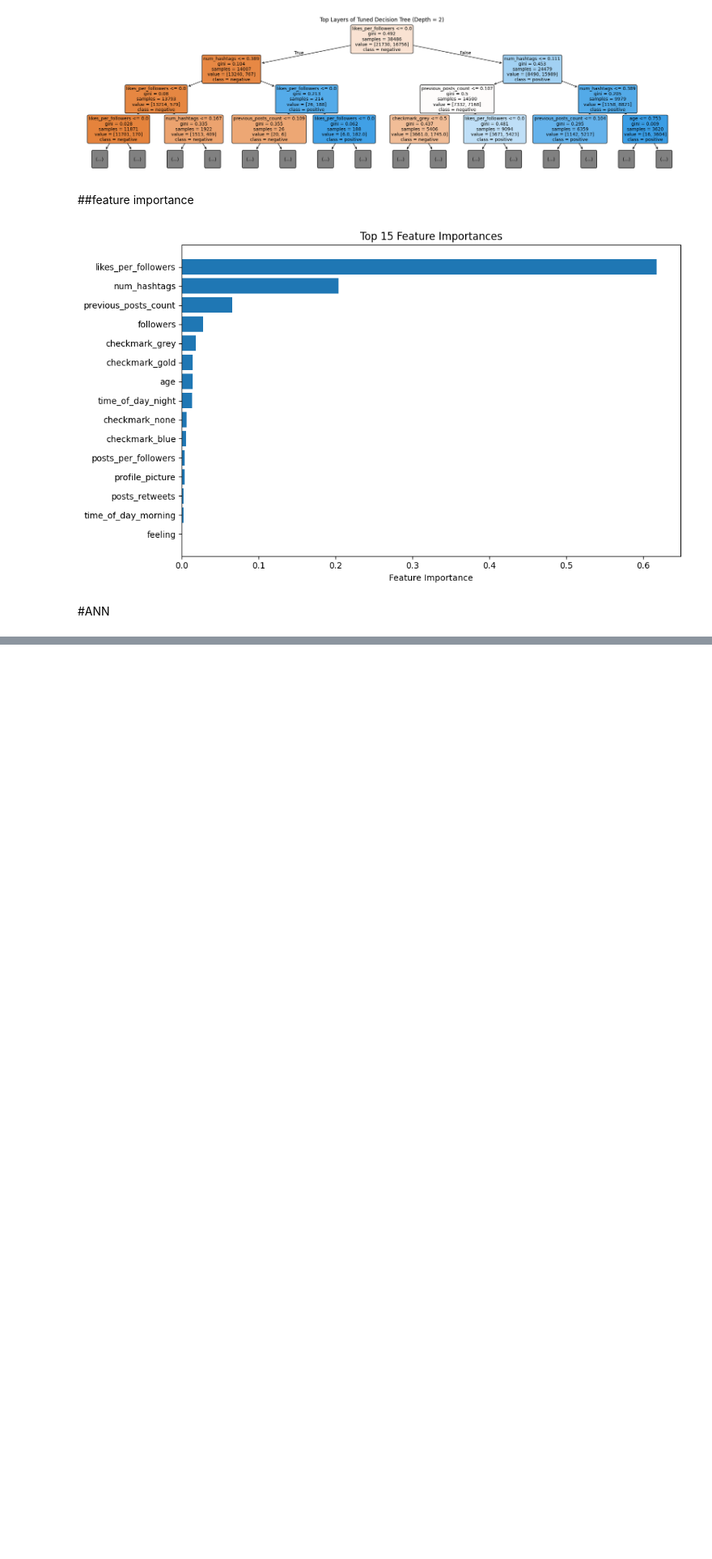
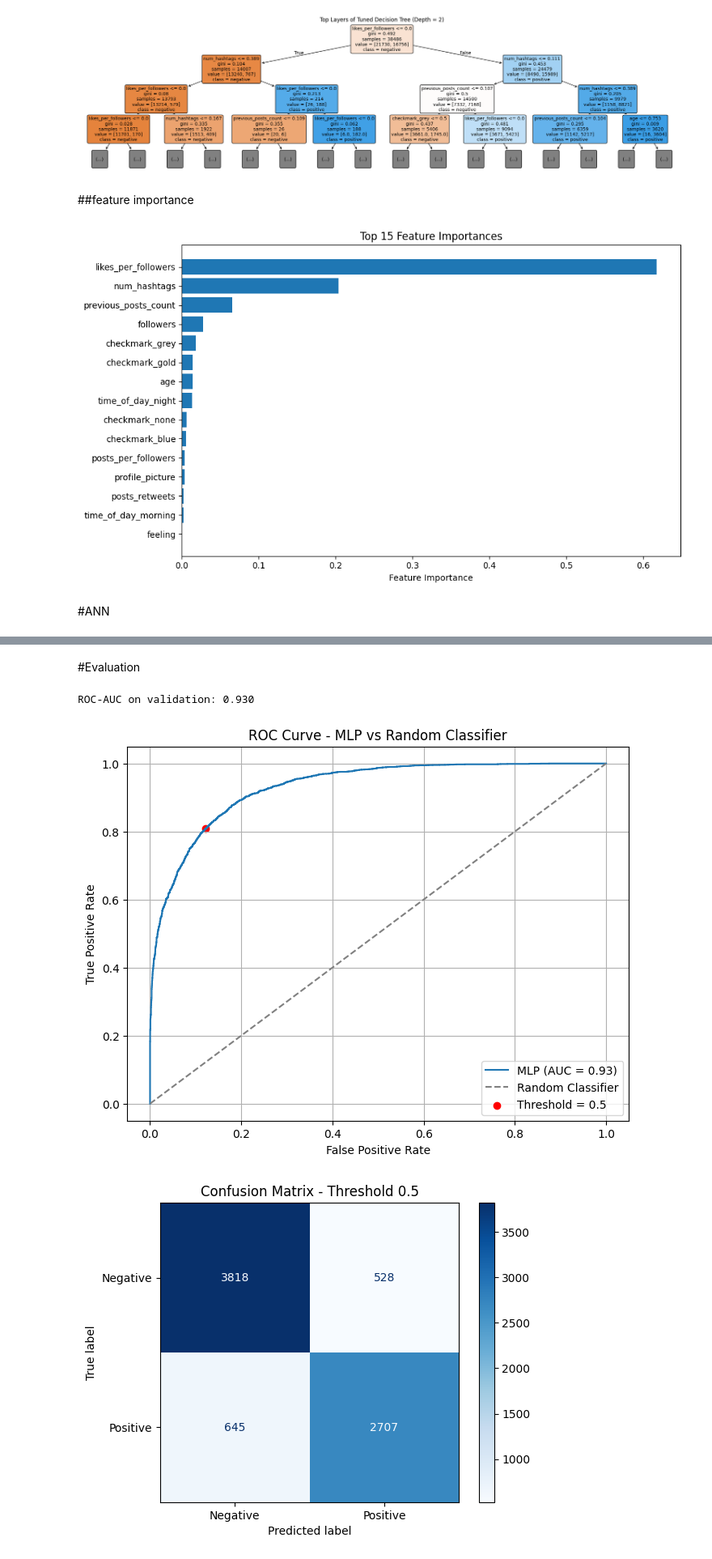
Before and after one commit to NadavLib/ML_Part2, a Jupyter notebook: ML_Part2.ipynb, the cells around one changed output, grey strips where cells are left out. Shown at 81% size. Cells and saved outputs as stored; diff of their text form; code cells hidden in the pictures; blank space fills up the shorter version.

```diff
--- a/ML_Part2.ipynb
+++ b/ML_Part2.ipynb
@@ -249,0 +755,61 @@ plt.show()
+# %% [markdown]
+#Evaluation
+# %%
+import matplotlib.pyplot as plt
+from sklearn.neural_network import MLPClassifier
+from sklearn.metrics import roc_curve, roc_auc_score, confusion_matrix, ConfusionMatrixDisplay
+from sklearn.model_selection import train_test_split
+import numpy as np
+
+# Train-validation split (used here only for evaluation visualization)
+X_train, X_val, y_train, y_val = train_test_split(X, y, test_size=0.2, stratify=y, random_state=42)
+
+# Model definition based on previously selected hyperparameters
+model = MLPClassifier(
+    activation='relu',
+    hidden_layer_sizes=(100,),
+    learning_rate_init=0.001,
+    max_iter=500,
+    random_state=42
+)
+
+# Model training
+model.fit(X_train, y_train)
+
+# Predict probabilities for validation set
+y_proba = model.predict_proba(X_val)[:, 1]
+
+# Generate binary predictions using threshold = 0.5
+y_pred = (y_proba >= 0.5).astype(int)
+
+# Compute AUC-ROC
+auc_score = roc_auc_score(y_val, y_proba)
+print(f"ROC-AUC on validation: {auc_score:.3f}")
+
+# Compute ROC curve data
+fpr, tpr, thresholds = roc_curve(y_val, y_proba)
+
+# Plot ROC curve
+plt.figure(figsize=(8, 6))
+plt.plot(fpr, tpr, label=f'MLP (AUC = {auc_score:.2f})')
+plt.plot([0, 1], [0, 1], linestyle='--', color='gray', label='Random Classifier')
+# Highlight threshold = 0.5
+thresh_idx = np.argmin(np.abs(thresholds - 0.5))
+plt.scatter(fpr[thresh_idx], tpr[thresh_idx], color='red', label='Threshold = 0.5')
+plt.xlabel('False Positive Rate')
+plt.ylabel('True Positive Rate')
+plt.title('ROC Curve - MLP vs Random Classifier')
+plt.legend()
+plt.grid(True)
+plt.show()
+
+# Generate and display confusion matrix
+cm = confusion_matrix(y_val, y_pred, labels=[0, 1])
+disp = ConfusionMatrixDisplay(confusion_matrix=cm, display_labels=['Negative', 'Positive'])
+disp.plot(cmap='Blues')
+plt.title('Confusion Matrix - Threshold 0.5')
+plt.show()
+# %% [output]
+ROC-AUC on validation: 0.930
+[figure, added]
+[figure, added]
```
Also changed, not shown: parts of 27 cells of this notebook.
